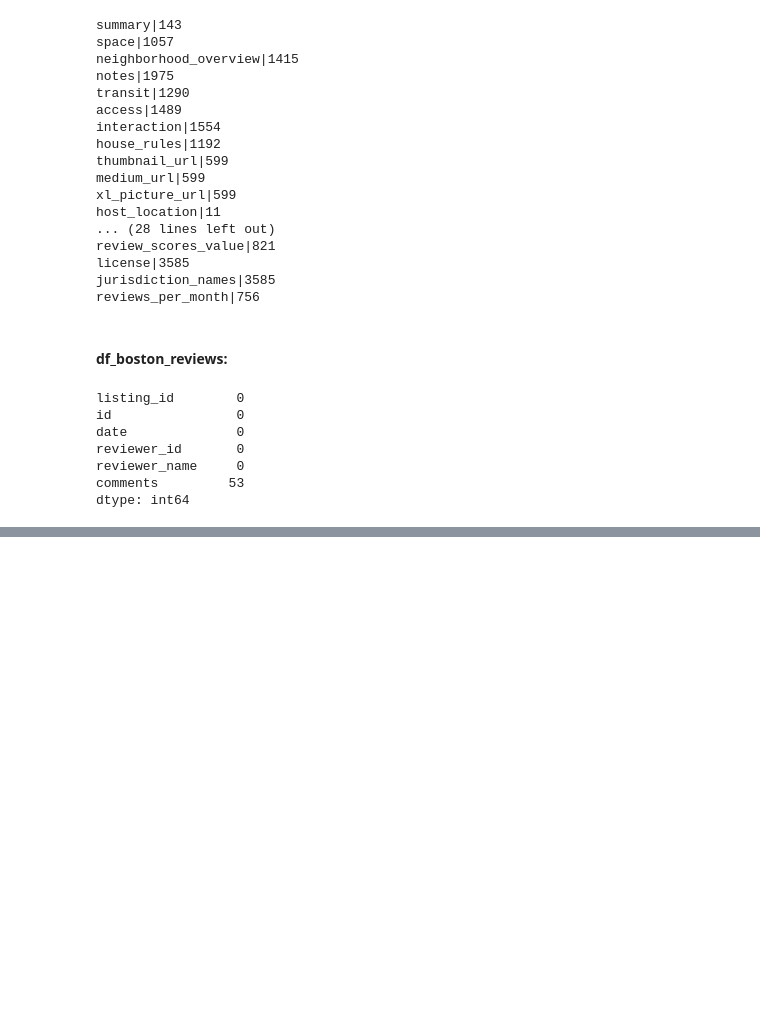
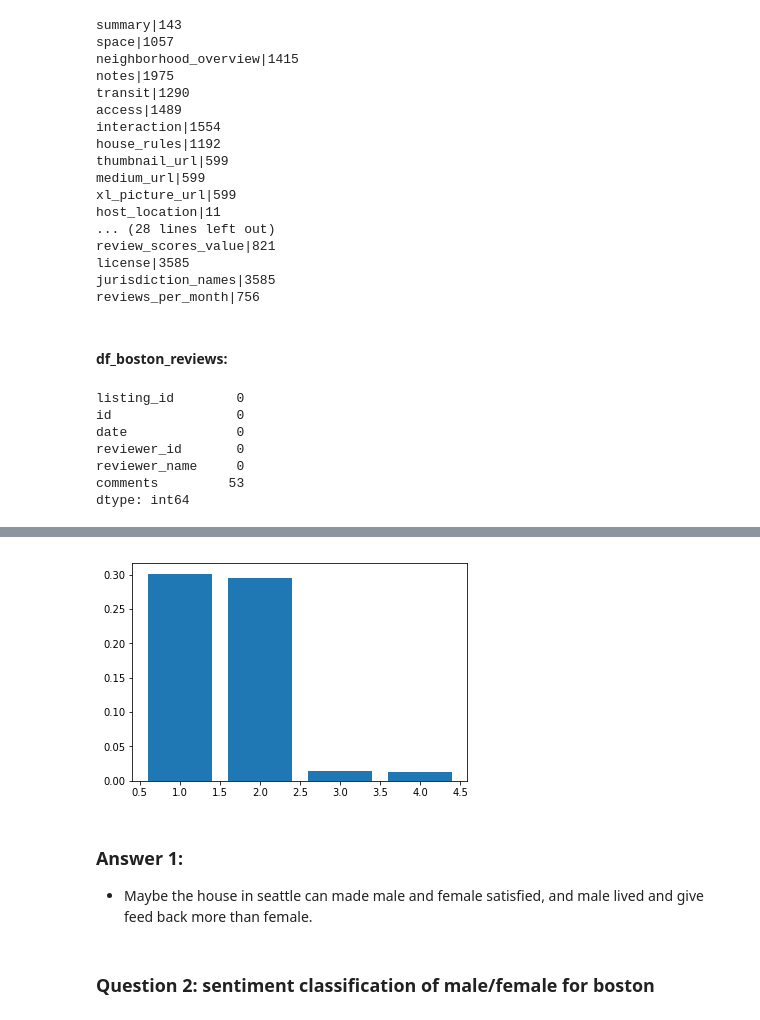
Before and after one commit to kylechenoO/airbnb, a Jupyter notebook: airbnb.ipynb, the cells around one changed output, grey strips where cells are left out. Cells and saved outputs as stored; diff of their text form; code cells hidden in the pictures; blank space fills up the shorter version.

```diff
--- a/airbnb.ipynb
+++ b/airbnb.ipynb
@@ -1013,0 +975,11 @@ Name: comments, Length: 68275, dtype: object
+# %%
+## drop comments NaN values and add guess gender feature
+df_reviews = df_seattle_reviews.drop(df_seattle_reviews[df_seattle_reviews['comments'].isnull()].index)
+d = gender.Detector()
+df_reviews['gender'] = df_reviews['reviewer_name'].apply(d.get_gender)
+# %%
+## add sentiment score for it
+analyzer = SentimentIntensityAnalyzer()
+df_reviews['sentiment'] = df_reviews['comments'].apply(analyzer.polarity_scores)
+df_reviews = df_reviews.join(df_reviews['sentiment'].apply(pd.Series))
+df_reviews.head(3)
@@ -1013,0 +991,17 @@ Name: comments, Length: 68275, dtype: object
+# %%
+## get mean values and plt
+male_pos = df_reviews[df_reviews.gender == 'male'].pos.mean()
+male_neg = df_reviews[df_reviews.gender == 'male'].neg.mean()
+female_pos = df_reviews[df_reviews.gender == 'female'].pos.mean()
+female_neg = df_reviews[df_reviews.gender == 'female'].neg.mean()
+
+X = [male_pos, female_pos, male_neg, female_neg]
+plt.bar(range(1, len(X) + 1), X)
+plt.show()
+# %% [output]
+[figure, added]
+# %% [markdown]
+### Answer 1:
+-   Maybe the house in seattle can made male and female satisfied, and male lived and give feed back more than female.
+# %% [markdown]
+###   Question 2: sentiment classification of male/female for boston
```
Also changed, not shown: parts of 11 cells of this notebook.
